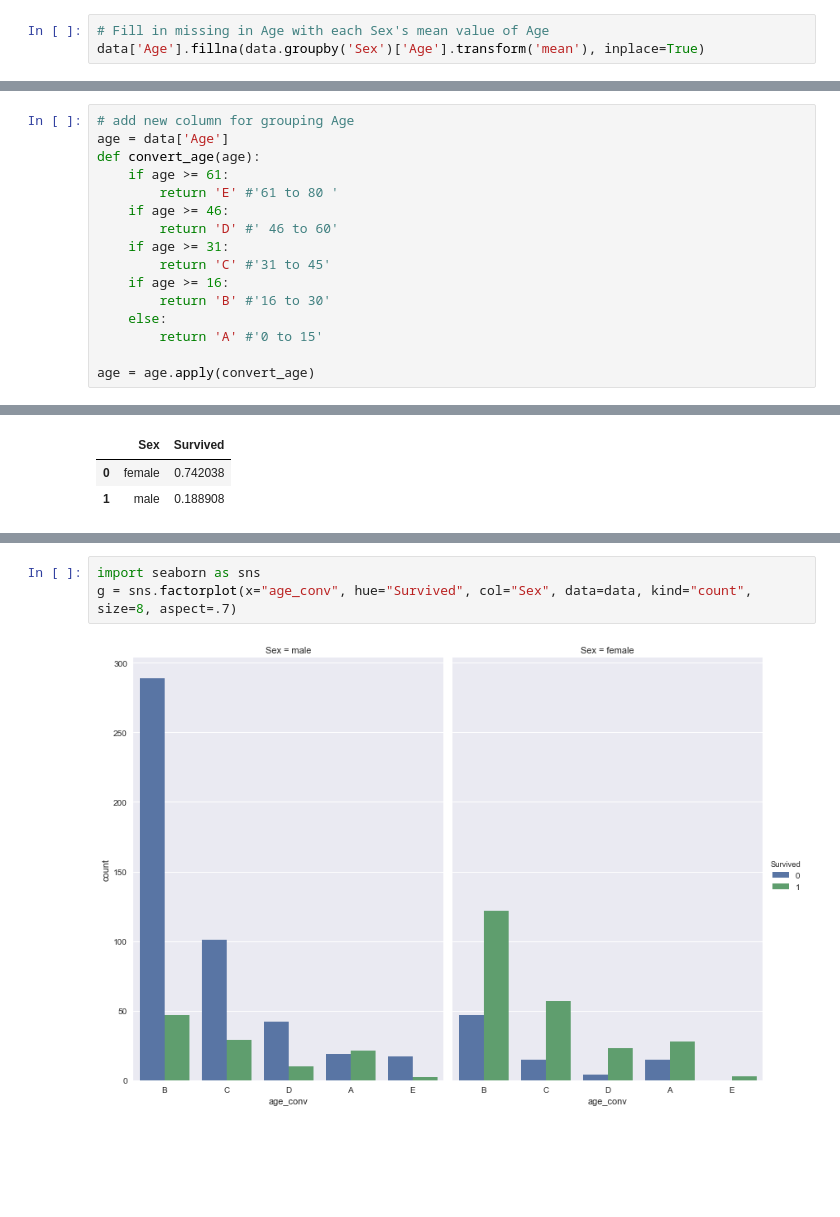
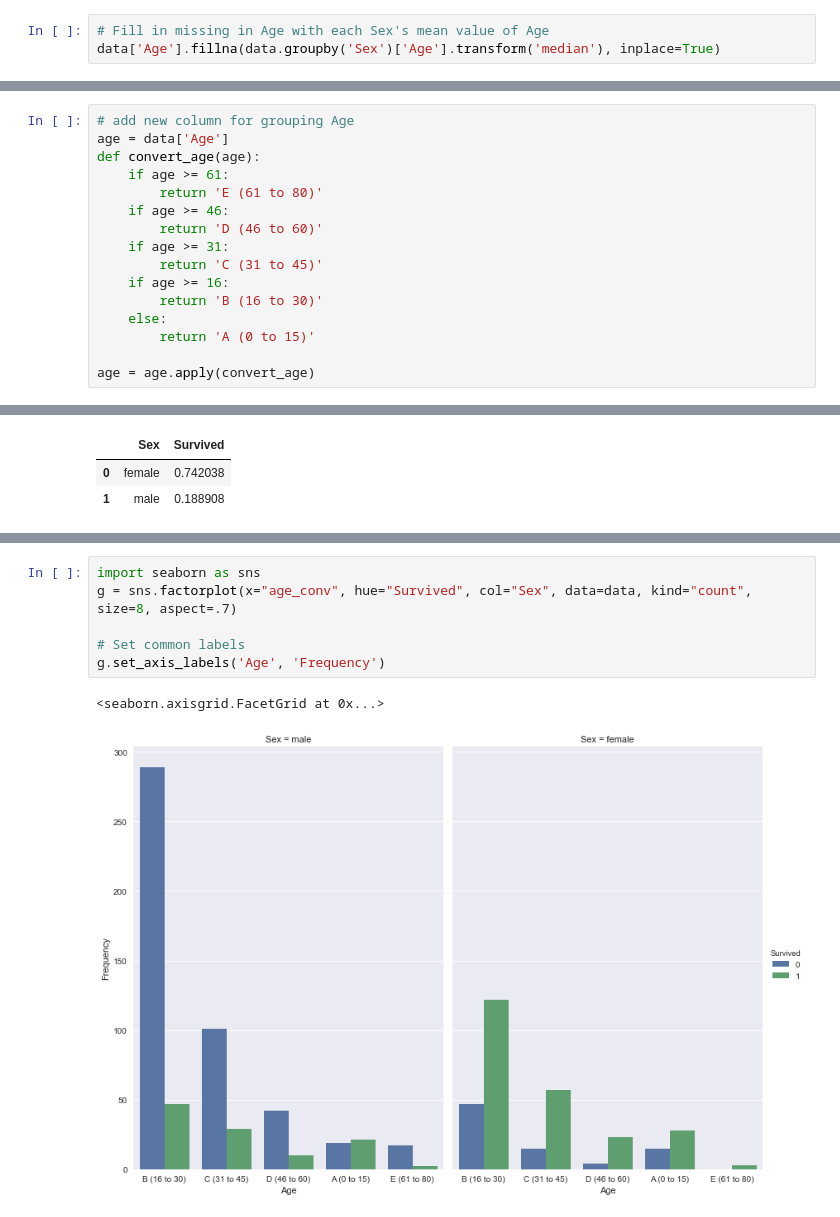
Before and after one commit to Alkhoraif/titanic_dand, a Jupyter notebook: dand_titanic_p2.ipynb, the cells around one changed output, grey strips where cells are left out. Cells and saved outputs as stored; diff of their text form; blank space fills up the shorter version.

```diff
--- a/dand_titanic_p2.ipynb
+++ b/dand_titanic_p2.ipynb
@@ -107,6 +111,6 @@ print mean_missing_Age_value
 # %%
 # Fill in missing in Age with each Sex's mean value of Age
-data['Age'].fillna(data.groupby('Sex')['Age'].transform('mean'), inplace=True)
+data['Age'].fillna(data.groupby('Sex')['Age'].transform('median'), inplace=True)
 # %%
 # we can check the new values by printing data
 #data
@@ -206,15 +210,15 @@ It will be very helpfull to group the age values into 3 to 5
 age = data['Age']
 def convert_age(age):
     if age >= 61:
-        return 'E' #'61 to 80 '
+        return 'E (61 to 80)'
     if age >= 46:
-        return 'D' #' 46 to 60'
+        return 'D (46 to 60)'
     if age >= 31:
-        return 'C' #'31 to 45'
+        return 'C (31 to 45)'
     if age >= 16:
-        return 'B' #'16 to 30'
+        return 'B (16 to 30)'
     else:
-        return 'A' #'0 to 15'
+        return 'A (0 to 15)'
 
 age = age.apply(convert_age)
 # %%
@@ -316,6 +330,10 @@ data[['Sex', 'Survived']].groupby(['Sex'], as_index=False).mean().sort_values(by
 # %%
 import seaborn as sns
 g = sns.factorplot(x="age_conv", hue="Survived", col="Sex", data=data, kind="count", size=8, aspect=.7)
+
+# Set common labels
+g.set_axis_labels('Age', 'Frequency')
 # %% [output]
+<seaborn.axisgrid.FacetGrid at 0x...>
-[figure, old version]
+[figure, new version]
 # %% [markdown]
```
Also changed, not shown: parts of 26 cells of this notebook.
